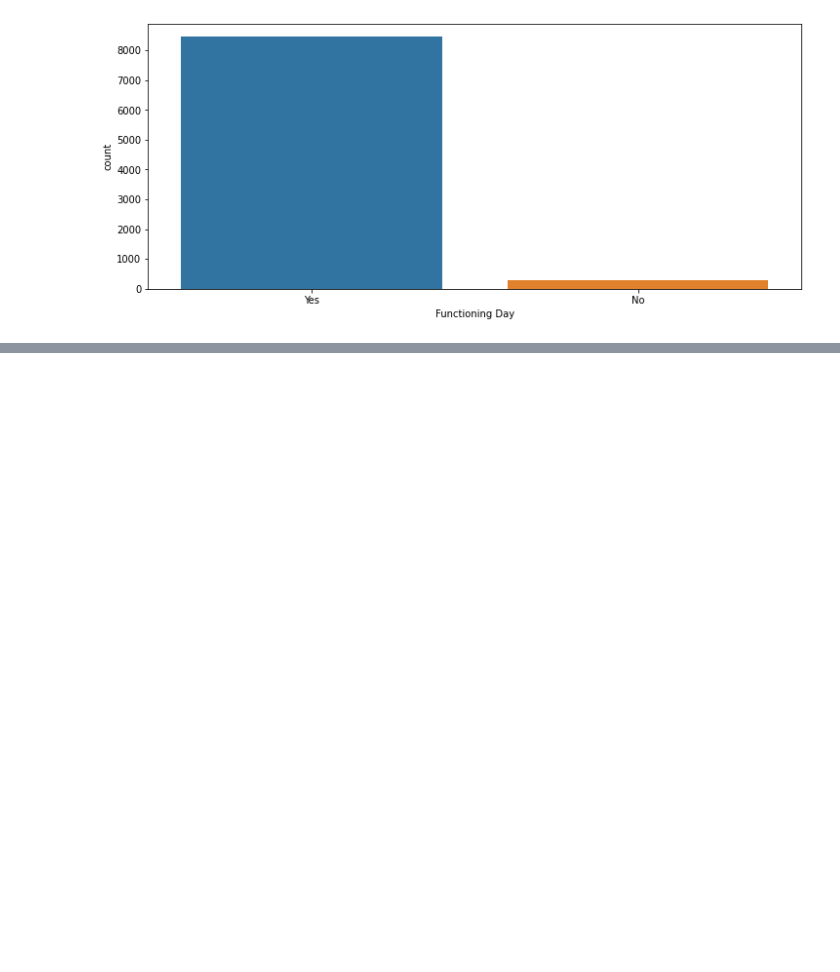
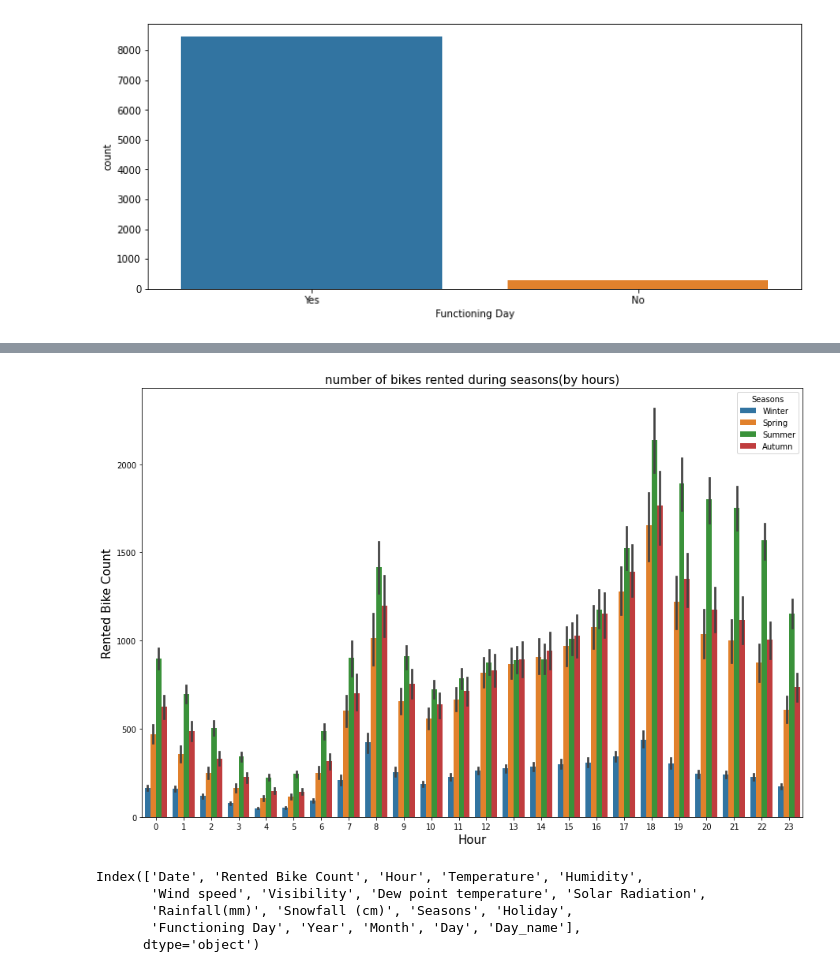
Before and after one commit to bharath967/Seoul-Bike-Sharing-Demand-Prediction, a Jupyter notebook: Bike_Sharing_Demand_Prediction_Capstone_Project.ipynb, the cells around one changed output, grey strips where cells are left out. Cells and saved outputs as stored; diff of their text form; code cells hidden in the pictures; blank space fills up the shorter version.

```diff
--- a/Bike_Sharing_Demand_Prediction_Capstone_Project.ipynb
+++ b/Bike_Sharing_Demand_Prediction_Capstone_Project.ipynb
@@ -362,0 +399,17 @@ sns.heatmap(abs(correlation), annot=True, cmap='coolwarm')
+# %%
+plt.figure(figsize=(15,10))
+sns.barplot(x='Hour', y='Rented Bike Count', hue='Seasons', data=data)
+plt.title("number of bikes rented during seasons(by hours)", size=15)
+plt.xlabel("Hour", size=15)
+plt.ylabel("Rented Bike Count", size=15)
+plt.show()
+# %% [output]
+[figure, added]
+# %%
+data.columns
+# %% [output]
+Index(['Date', 'Rented Bike Count', 'Hour', 'Temperature', 'Humidity',
+       'Wind speed', 'Visibility', 'Dew point temperature', 'Solar Radiation',
+       'Rainfall(mm)', 'Snowfall (cm)', 'Seasons', 'Holiday',
+       'Functioning Day', 'Year', 'Month', 'Day', 'Day_name'],
+      dtype='object')
```
Also changed, not shown: parts of 32 cells of this notebook.
